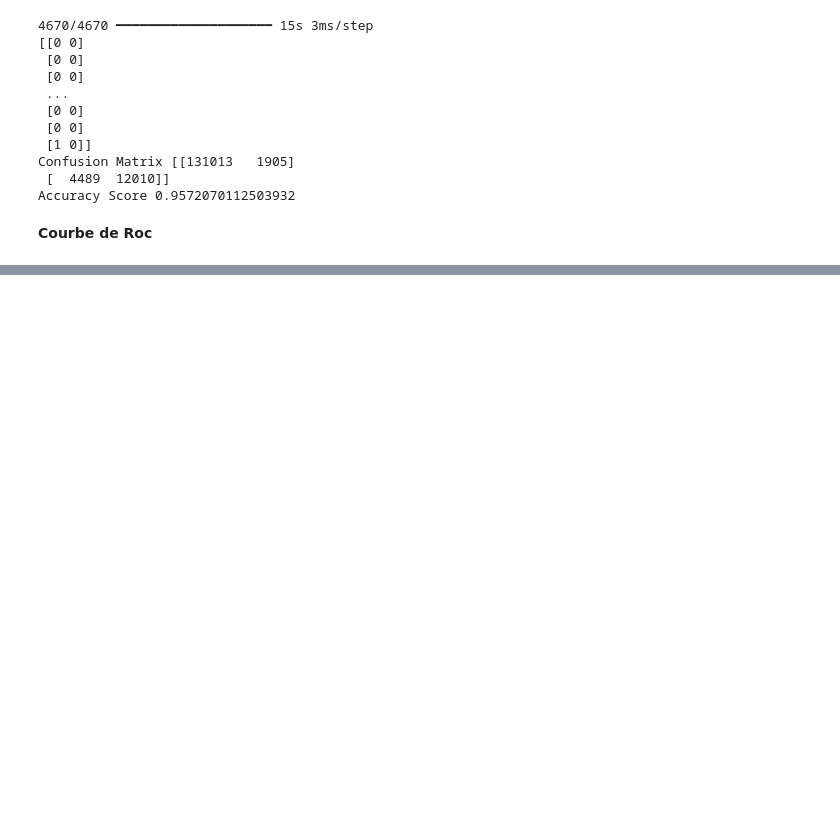
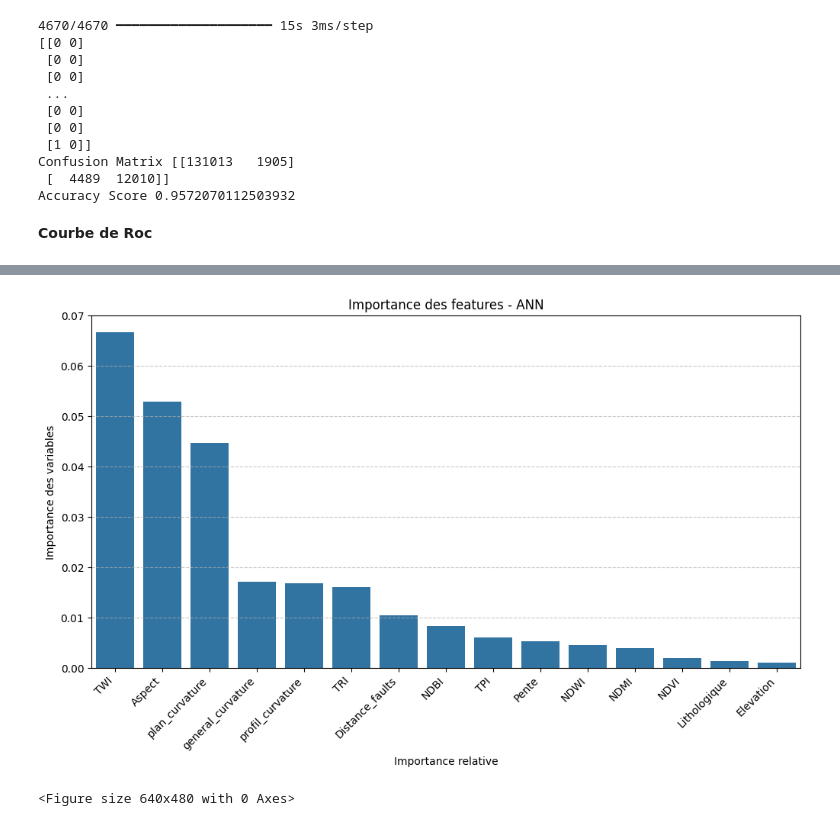
Before and after one commit to Beni25-mak/Travail_memoire_beni_nzimba, a Jupyter notebook: Analysis_01122025_ok.ipynb, the cells around one changed output, grey strips where cells are left out. Saved outputs shown, nothing was run; the diff lists cells and outputs as text; code cells hidden in the pictures; blank space fills up the shorter version.

```diff
--- a/Analysis_01122025_ok.ipynb
+++ b/Analysis_01122025_ok.ipynb
@@ -1459,3 +1459,6 @@ X = df_sample.drop(['X', 'Y', 'Id','Mineralogie'], axis=1)
 y = df_sample['Mineralogie'].astype(int)
 #print("Independent variables are:", X)
 #print("Dependent variable is:", y)
+# %%
+feature_names = X.columns.tolist()
+print(feature_names)
@@ -1598,0 +1609,34 @@ plt.show()
+# %%
+import tensorflow as tf
+import numpy as np
+
+# Prendre un sous-échantillon de 10 lignes
+X_tensor = tf.convert_to_tensor(X_test, dtype=tf.float32)
+y_tensor = tf.convert_to_tensor(np.array(y_test).reshape(-1,1), dtype=tf.float32)
+
+# Calcul des gradients
+with tf.GradientTape() as tape:
+    tape.watch(X_tensor)
+    y_pred = ann(X_tensor)
+
+grads = tape.gradient(y_pred, X_tensor)  # gradient de la sortie par rapport aux features
+importance = np.mean(np.abs(grads.numpy()), axis=0)
+# %%
+sorted_idx = np.argsort(importance)[::-1]  # indices triés du plus grand au plus petit
+sorted_features = [feature_names[i] for i in sorted_idx]
+sorted_importance = importance[sorted_idx]
+# %%
+# -------------------- Graphique -------------------- #
+plt.figure(figsize=(12,6))
+sns.barplot(x=feature_names, y=sorted_importance)
+plt.xticks(rotation=45, ha='right')
+plt.ylabel("Importance des variables")
+plt.title("Importance des features - ANN")
+plt.grid(axis='y', linestyle='--', alpha=0.7)
+plt.xlabel("Importance relative")
+plt.show()
+plt.savefig("importance_variables_ANNt.png", dpi=300, bbox_inches='tight')
+plt.show()
+# %% [output]
+[figure, added]
+<Figure size 640x480 with 0 Axes>
```
Also changed, not shown: parts of 2 cells of this notebook.
